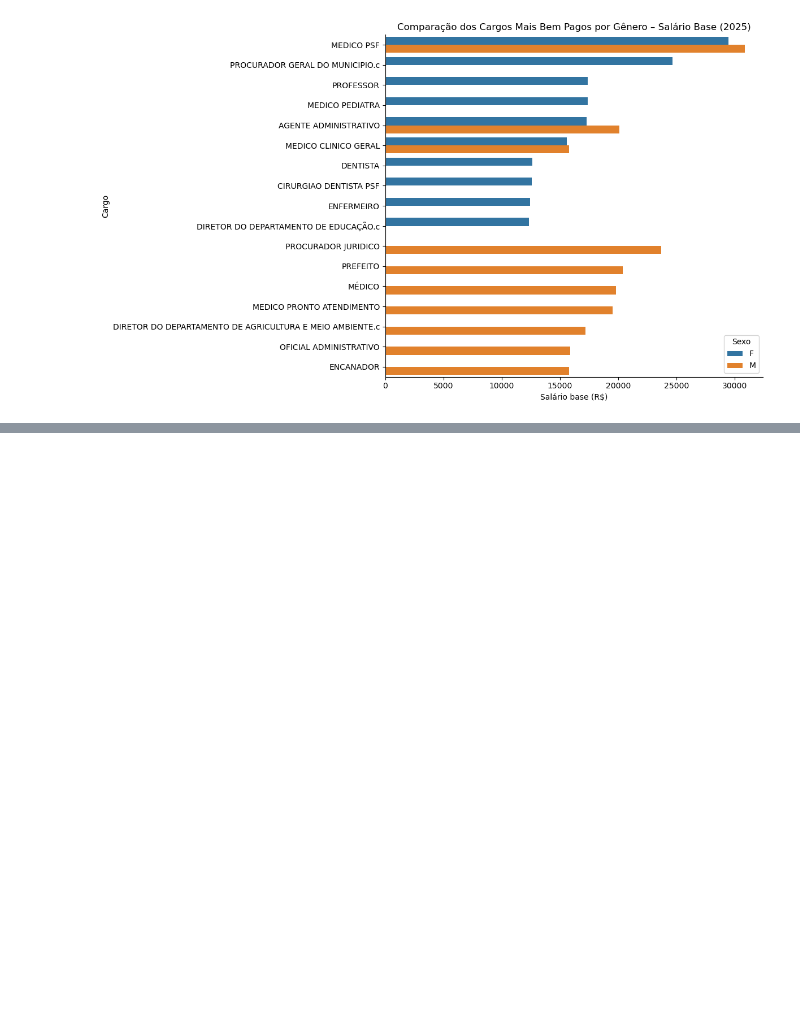
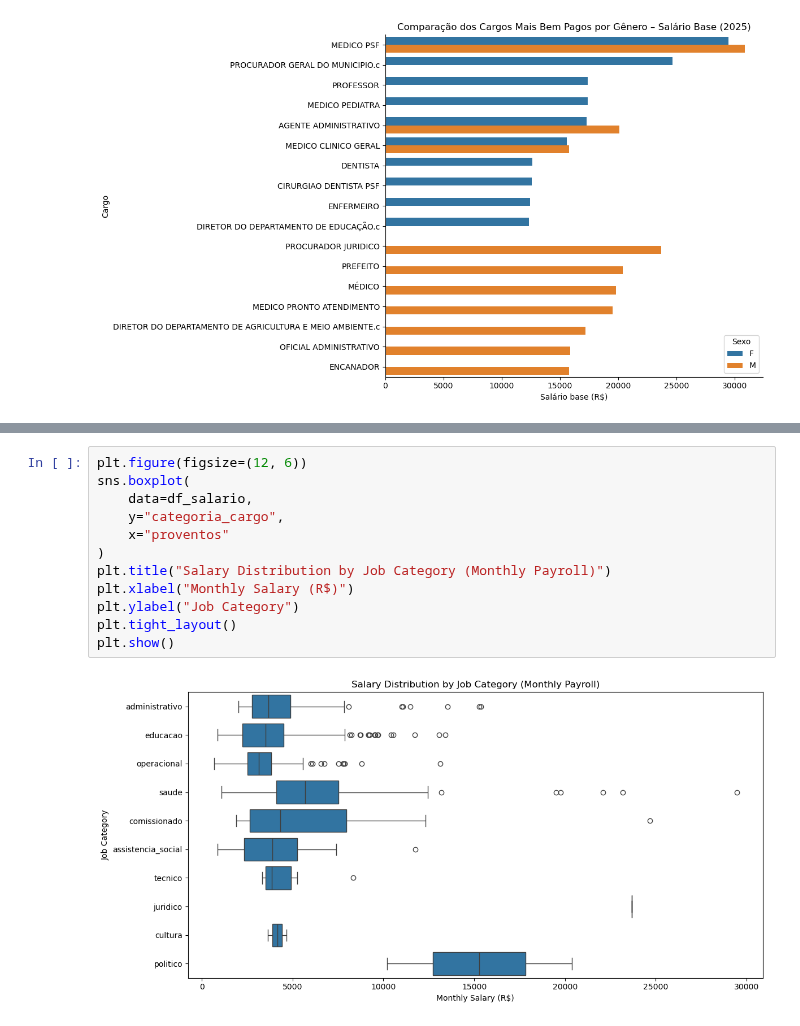
Before and after one commit to oguidenardi/folha_pagamento_santa_rita_2025, a Jupyter notebook: notebooks/04_exploratory_data_analysis.ipynb, the cells around one changed output, grey strips where cells are left out. Cells and saved outputs as stored; diff of their text form; blank space fills up the shorter version.

```diff
--- a/notebooks/04_exploratory_data_analysis.ipynb
+++ b/notebooks/04_exploratory_data_analysis.ipynb
@@ -813,0 +851,14 @@ plt.show()
+# %%
+plt.figure(figsize=(12, 6))
+sns.boxplot(
+    data=df_salario,
+    y="categoria_cargo",
+    x="proventos"
+)
+plt.title("Salary Distribution by Job Category (Monthly Payroll)")
+plt.xlabel("Monthly Salary (R$)")
+plt.ylabel("Job Category")
+plt.tight_layout()
+plt.show()
+# %% [output]
+[figure, added]
```
Also changed, not shown: parts of 6 cells of this notebook.
